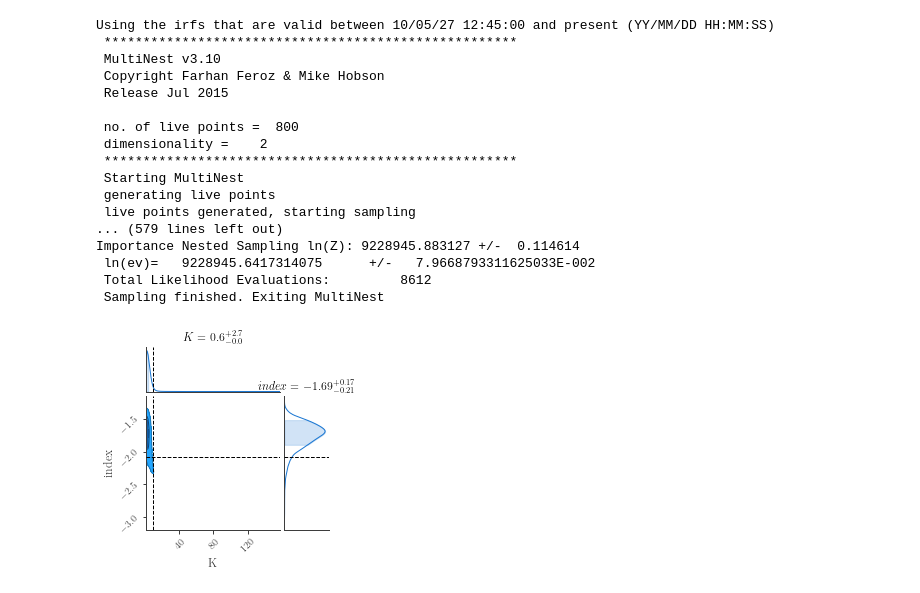
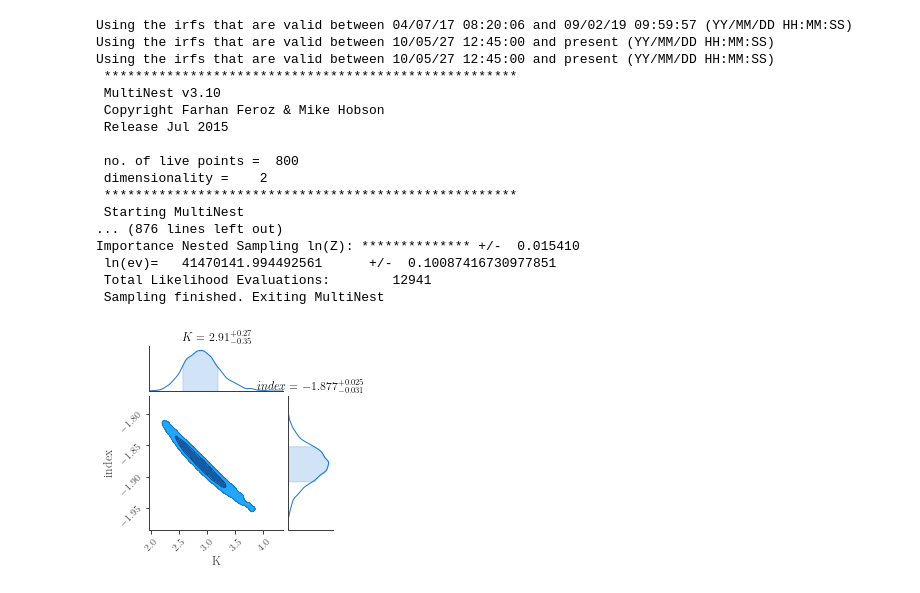
Before and after one commit to moej56153/Master_Thesis, a Jupyter notebook: integral_data_analysis/crab_analysis.ipynb, the cells around one changed output. Saved outputs shown, nothing was run; the diff lists cells and outputs as text; code cells hidden in the pictures.

Commit message:
WIP Combining Pointing Fits Crab 2

```diff
--- a/integral_data_analysis/crab_analysis.ipynb
+++ b/integral_data_analysis/crab_analysis.ipynb
@@ -580,28 +322,0 @@ Importance Nested Sampling ln(Z): 4104916.369719 +/-  0.014177
-# %%
-path = "crab_data/1644"
-pid1 = '164400150010'
-pid2 = '164400220010'
-fit_crab_2_pointings(
-    *extract_relevant_information(path, pid1),
-    *extract_relevant_information(path, pid2),
-    64, 100
-)
-# %% [output]
-Using the irfs that are valid between 10/05/27 12:45:00 and present (YY/MM/DD HH:MM:SS)
- *****************************************************
- MultiNest v3.10
- Copyright Farhan Feroz & Mike Hobson
- Release Jul 2015
-
- no. of live points =  800
- dimensionality =    2
- *****************************************************
- Starting MultiNest
- generating live points
- live points generated, starting sampling
-... (579 lines left out)
-Importance Nested Sampling ln(Z): 9228945.883127 +/-  0.114614
- ln(ev)=   9228945.6417314075      +/-   7.9668793311625033E-002
- Total Likelihood Evaluations:         8612
- Sampling finished. Exiting MultiNest
-[figure, removed]
@@ -607,0 +481,27 @@ Importance Nested Sampling ln(Z): 9228945.883127 +/-  0.114614
+# %%
+pointings = (("crab_data/0422", "042200080010", '042200150010'),
+             ("crab_data/1019", "101900600010", '101900650010'),
+             ("crab_data/1644", '164400150010', '164400220010'))
+
+
+
+fit_crab_2_pointings(pointings)
+# %% [output]
+Using the irfs that are valid between 04/07/17 08:20:06 and 09/02/19 09:59:57 (YY/MM/DD HH:MM:SS)
+Using the irfs that are valid between 10/05/27 12:45:00 and present (YY/MM/DD HH:MM:SS)
+Using the irfs that are valid between 10/05/27 12:45:00 and present (YY/MM/DD HH:MM:SS)
+ *****************************************************
+ MultiNest v3.10
+ Copyright Farhan Feroz & Mike Hobson
+ Release Jul 2015
+
+ no. of live points =  800
+ dimensionality =    2
+ *****************************************************
+ Starting MultiNest
+... (876 lines left out)
+Importance Nested Sampling ln(Z): ************** +/-  0.015410
+ ln(ev)=   41470141.994492561      +/-  0.10087416730977851
+ Total Likelihood Evaluations:        12941
+ Sampling finished. Exiting MultiNest
+[figure, added]
```
Also changed, not shown: parts of 11 cells of this notebook, 6 other files.
